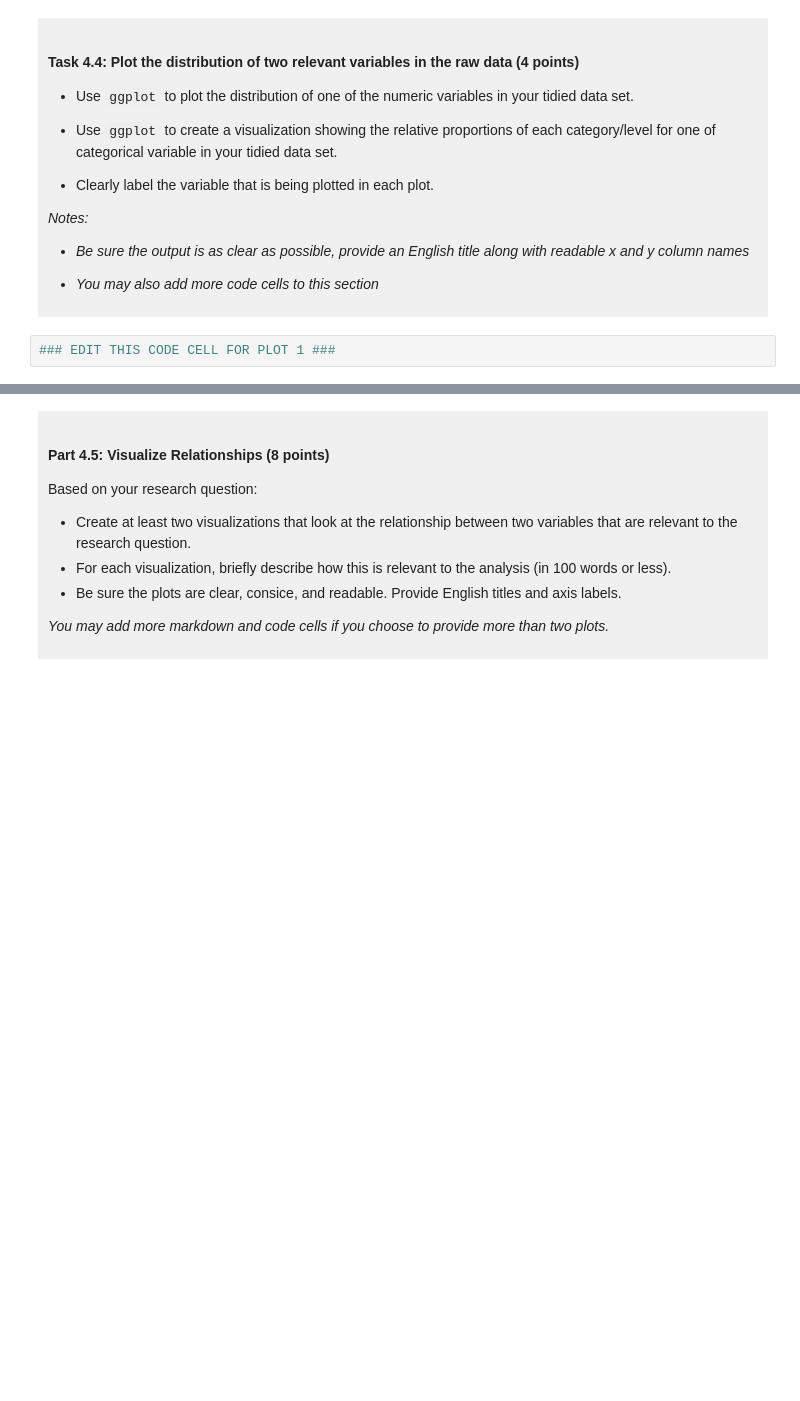
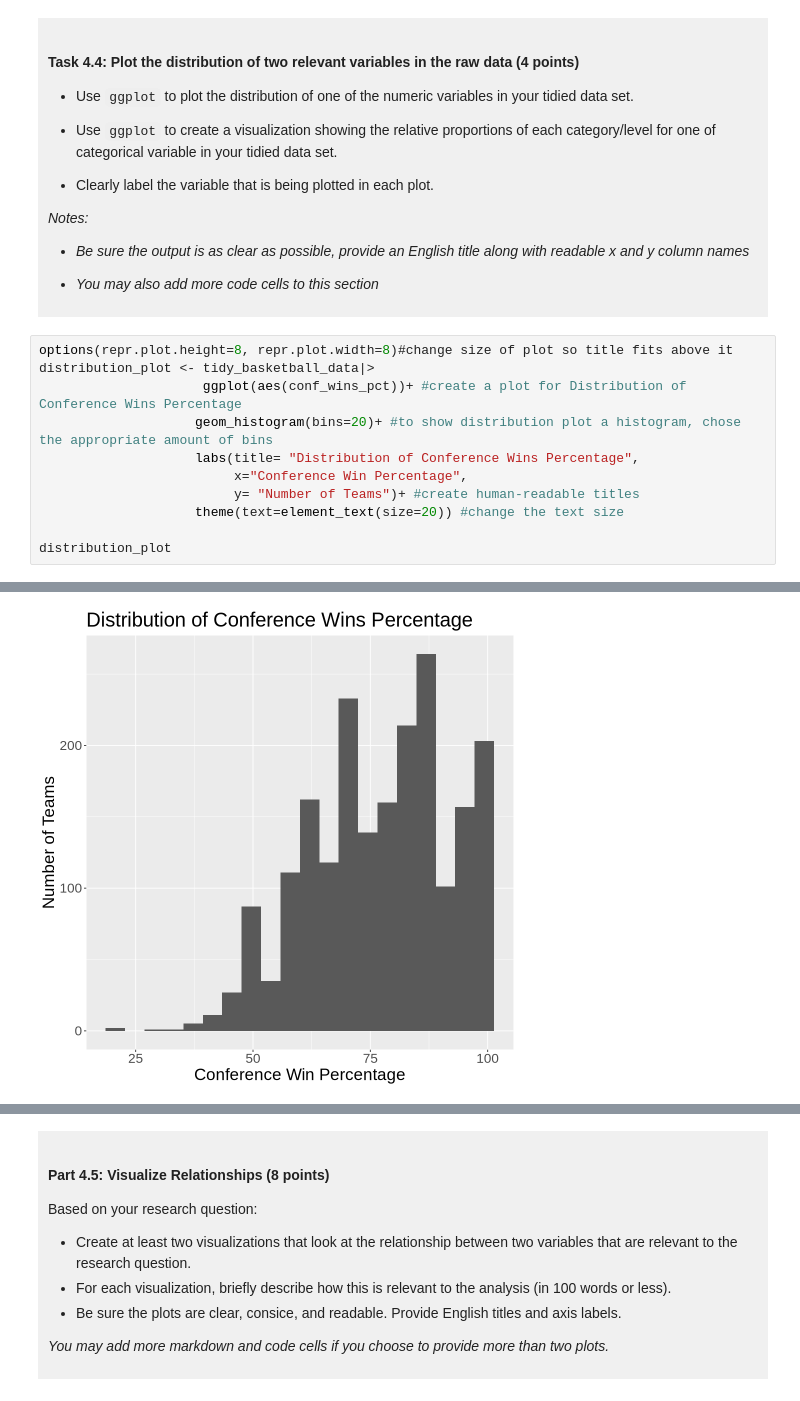
Before and after one commit to hzehr/dsci-100-project-helen-zehr, a Jupyter notebook: dsci-100-project-notebook.ipynb, the cells around one changed output, grey strips where cells are left out. Cells and saved outputs as stored; diff of their text form; blank space fills up the shorter version.

```diff
--- a/dsci-100-project-notebook.ipynb
+++ b/dsci-100-project-notebook.ipynb
@@ -297,4 +352,14 @@ You will refine your research question (if needed) and produce a tidy data set.
 
 </div>
 # %%
-### EDIT THIS CODE CELL FOR PLOT 1 ###
+options(repr.plot.height=8, repr.plot.width=8)#change size of plot so title fits above it
+distribution_plot <- tidy_basketball_data|>
+                     ggplot(aes(conf_wins_pct))+ #create a plot for Distribution of Conference Wins Percentage
+                    geom_histogram(bins=20)+ #to show distribution plot a histogram, chose the appropriate amount of bins
+                    labs(title= "Distribution of Conference Wins Percentage",
+                         x="Conference Win Percentage",
+                         y= "Number of Teams")+ #create human-readable titles
+                    theme(text=element_text(size=20)) #change the text size
+
+distribution_plot
+# %% [output]
@@ -301 +368,2 @@ You will refine your research question (if needed) and produce a tidy data set.
+[figure, added]
 # %%
```
Also changed, not shown: parts of 13 cells of this notebook.
